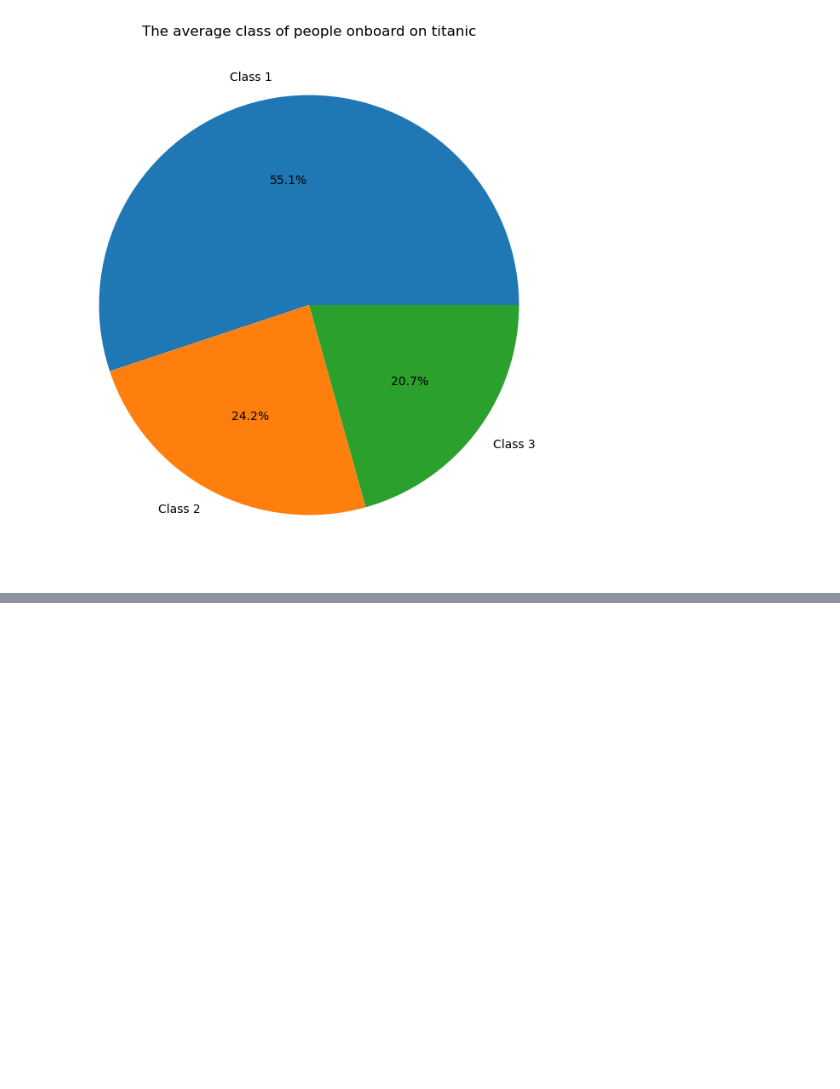
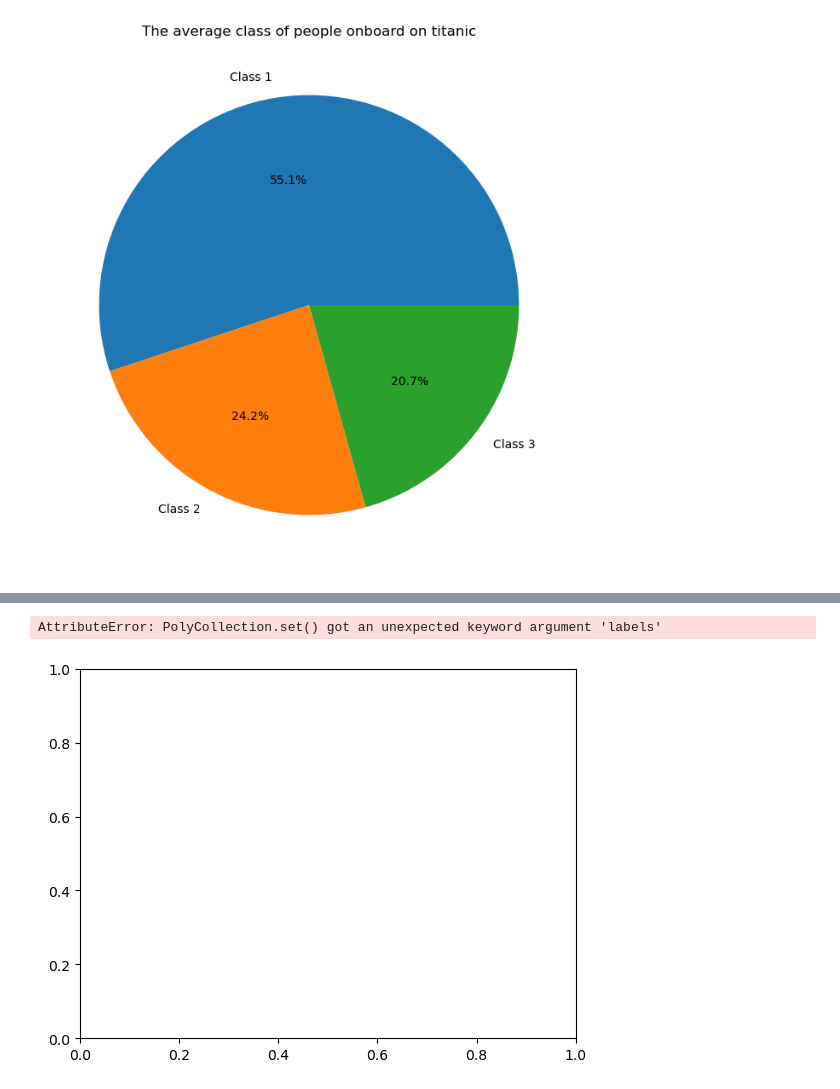
Before and after one commit to krsnathkr/TitanicMLprediction, a Jupyter notebook: main.ipynb, the cells around one changed output, grey strips where cells are left out. Cells and saved outputs as stored; diff of their text form; code cells hidden in the pictures; blank space fills up the shorter version.

Commit message:
Update main.ipynb
Added KDE plot

```diff
--- a/main.ipynb
+++ b/main.ipynb
@@ -222,0 +223,7 @@ plt.show()
+# %%
+sns.kdeplot(data=train, x='Fare', hue='Survived', fill=True,
+            labels=['Not Survived', 'Survived'])
+plt.show()
+# %% [output]
+AttributeError: PolyCollection.set() got an unexpected keyword argument 'labels'
+[figure, added]
```
Also changed, not shown: parts of 4 cells of this notebook.
